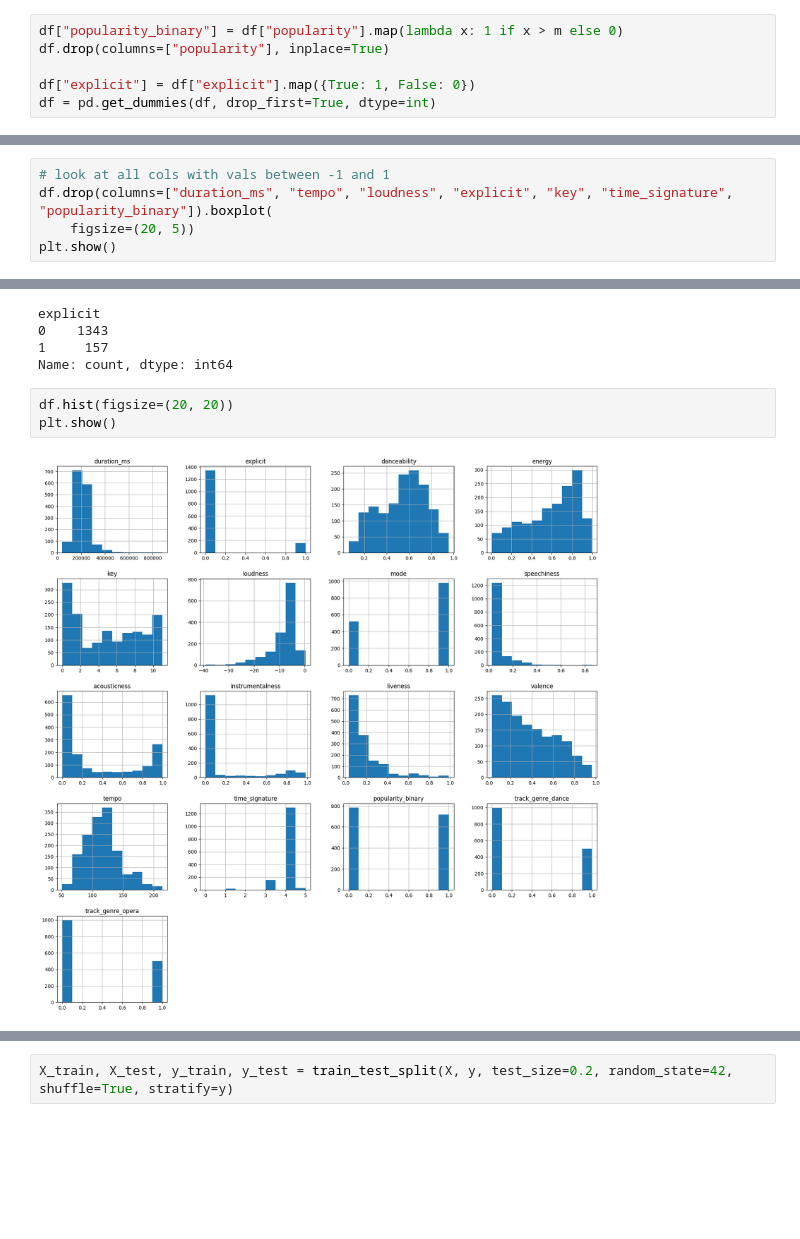
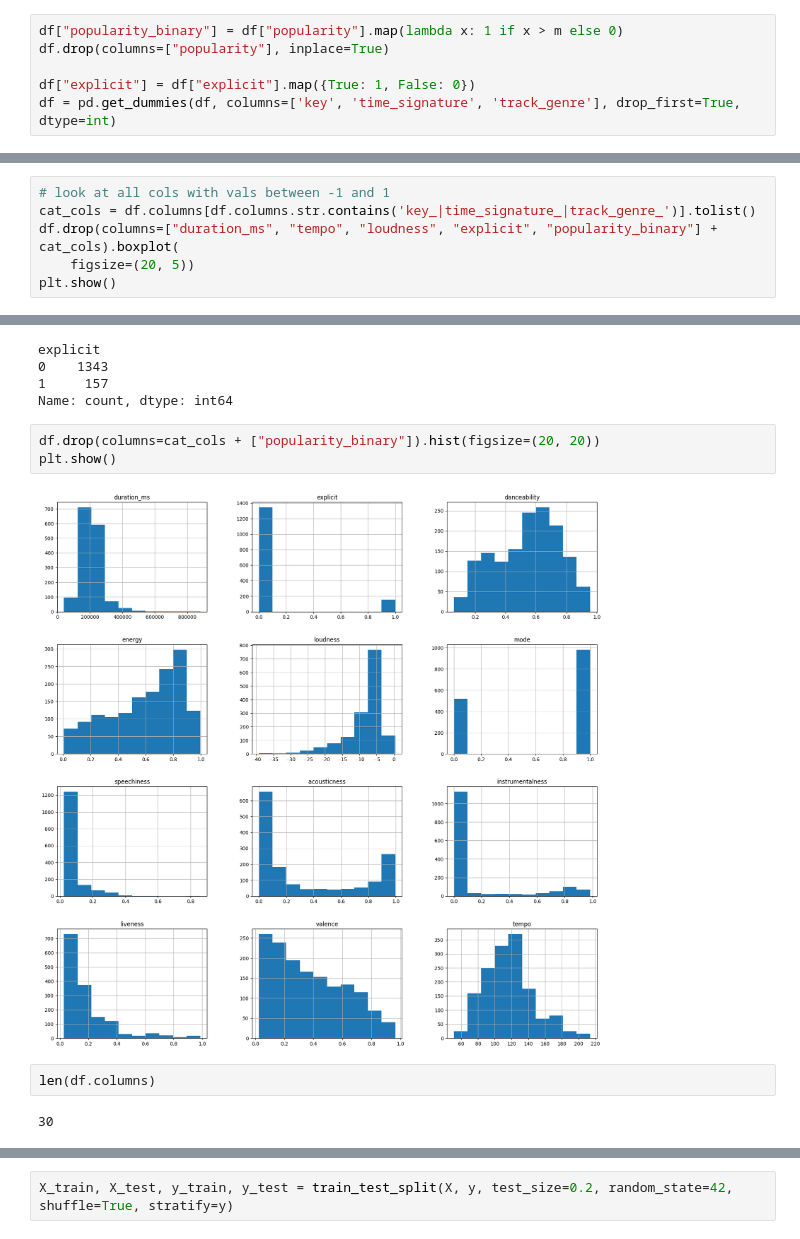
Before and after one commit to plutowootoe/NickProj25, a Jupyter notebook: classification.ipynb, the cells around one changed output, grey strips where cells are left out. Saved outputs shown, nothing was run; the diff lists cells and outputs as text; blank space fills up the shorter version.

```diff
--- a/classification.ipynb
+++ b/classification.ipynb
@@ -33,4 +33,4 @@ df["popularity_binary"] = df["popularity"].map(lambda x: 1 if x > m else 0)
 df.drop(columns=["popularity"], inplace=True)
 
 df["explicit"] = df["explicit"].map({True: 1, False: 0})
-df = pd.get_dummies(df, drop_first=True, dtype=int)
+df = pd.get_dummies(df, columns=['key', 'time_signature', 'track_genre'], drop_first=True, dtype=int)
@@ -53,6 +55,7 @@ df
 # %%
 # look at all cols with vals between -1 and 1
-df.drop(columns=["duration_ms", "tempo", "loudness", "explicit", "key", "time_signature", "popularity_binary"]).boxplot(
+cat_cols = df.columns[df.columns.str.contains('key_|time_signature_|track_genre_')].tolist()
+df.drop(columns=["duration_ms", "tempo", "loudness", "explicit", "popularity_binary"] + cat_cols).boxplot(
     figsize=(20, 5))
 plt.show()
 # %% [output]
@@ -106,7 +107,11 @@ explicit
 1     157
 Name: count, dtype: int64
 # %%
-df.hist(figsize=(20, 20))
+df.drop(columns=cat_cols + ["popularity_binary"]).hist(figsize=(20, 20))
 plt.show()
 # %% [output]
-[figure, old version]
+[figure, new version]
+# %%
+len(df.columns)
+# %% [output]
+30
```
Also changed, not shown: parts of 38 cells of this notebook.
